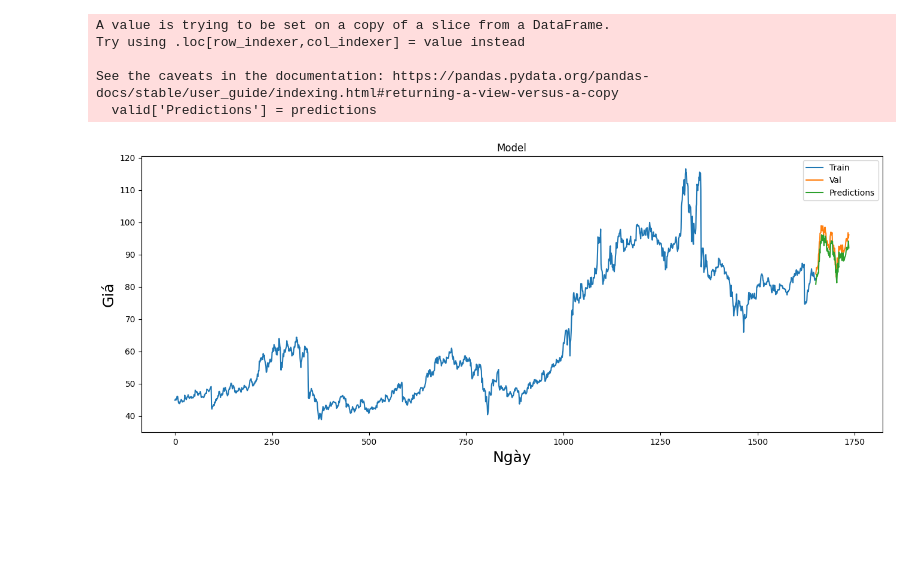
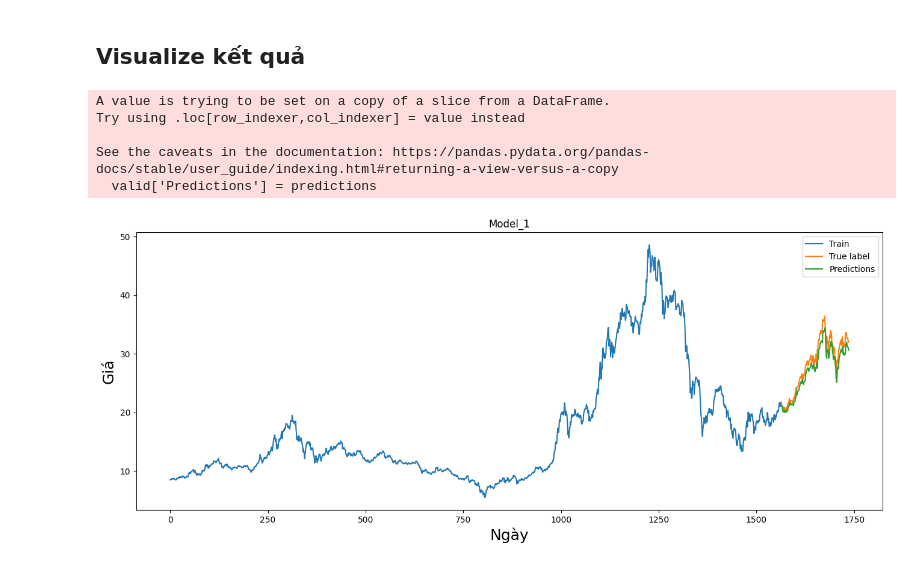
Before and after one commit to akhoa12345/stock-price, a Jupyter notebook: Model.ipynb, the cells around one changed output. Cells and saved outputs as stored; diff of their text form; code cells hidden in the pictures; blank space fills up the shorter version.

```diff
--- a/Model.ipynb
+++ b/Model.ipynb
@@ -201,22 +260,24 @@ rmse
-# %%
-# Plot the data
-train = data_close[:training_data_len]
-valid = data_close[training_data_len:]
-valid['Predictions'] = predictions
-# Visualize the data
-plt.figure(figsize=(16,6))
-plt.title('Model')
-plt.xlabel('Ngày', fontsize=18)
-plt.ylabel('Giá', fontsize=18)
-plt.plot(train['Giá đóng cửa'])
-plt.plot(valid[['Giá đóng cửa', 'Predictions']])
-plt.legend(['Train', 'Val', 'Predictions'], loc='upper right')
-plt.show()
-# %% [output]
-A value is trying to be set on a copy of a slice from a DataFrame.
-Try using .loc[row_indexer,col_indexer] = value instead
-
-See the caveats in the documentation: https://pandas.pydata.org/pandas-docs/stable/user_guide/indexing.html#returning-a-view-versus-a-copy
-  valid['Predictions'] = predictions
-[figure, removed]
+# %% [markdown]
+## Visualize kết quả
+# %%
+# Plot the data
+train = data_close[:training_data_len]
+valid = data_close[training_data_len:]
+valid['Predictions'] = predictions
+# Visualize the data
+plt.figure(figsize=(16,6))
+plt.title('Model_1')
+plt.xlabel('Ngày', fontsize=18)
+plt.ylabel('Giá', fontsize=18)
+plt.plot(train['Giá điều chỉnh'])
+plt.plot(valid[['Giá điều chỉnh', 'Predictions']])
+plt.legend(['Train', 'True label', 'Predictions'], loc='upper right')
+plt.show()
+# %% [output]
+A value is trying to be set on a copy of a slice from a DataFrame.
+Try using .loc[row_indexer,col_indexer] = value instead
+
+See the caveats in the documentation: https://pandas.pydata.org/pandas-docs/stable/user_guide/indexing.html#returning-a-view-versus-a-copy
+  valid['Predictions'] = predictions
+[figure, added]
 # %%
```
Also changed, not shown: parts of 39 cells of this notebook, 3 other files.
